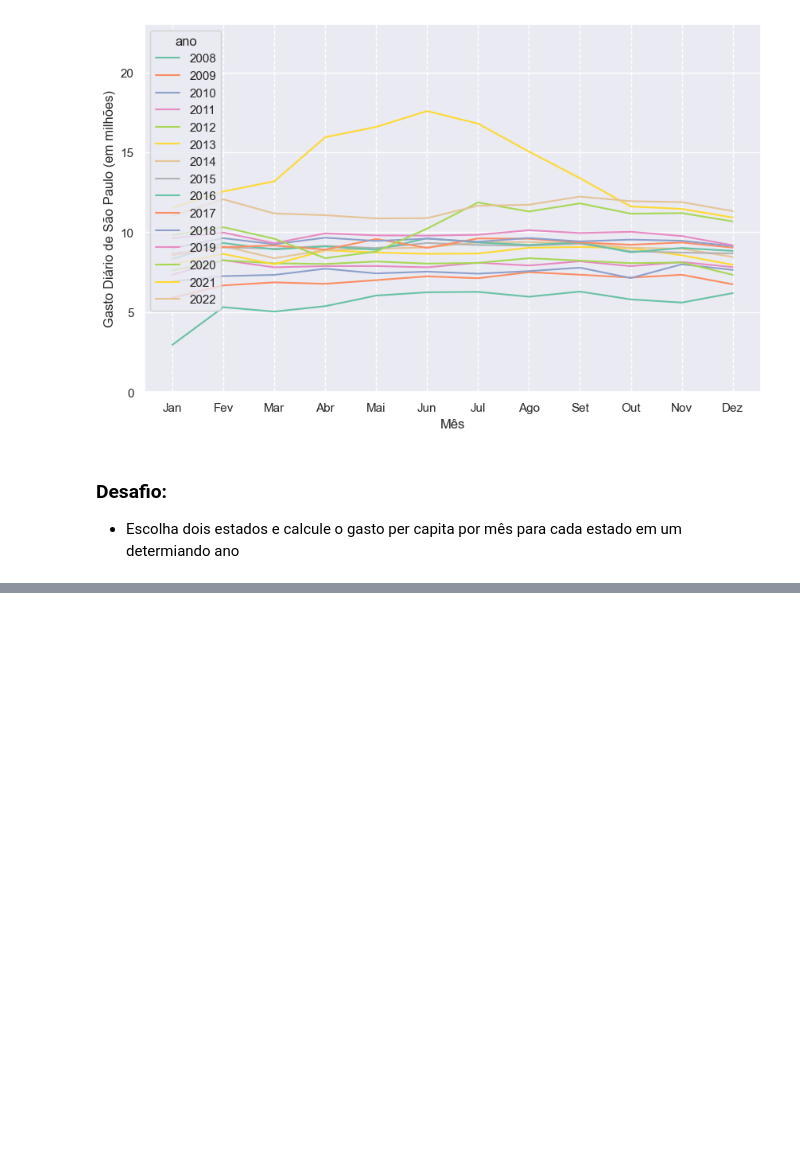
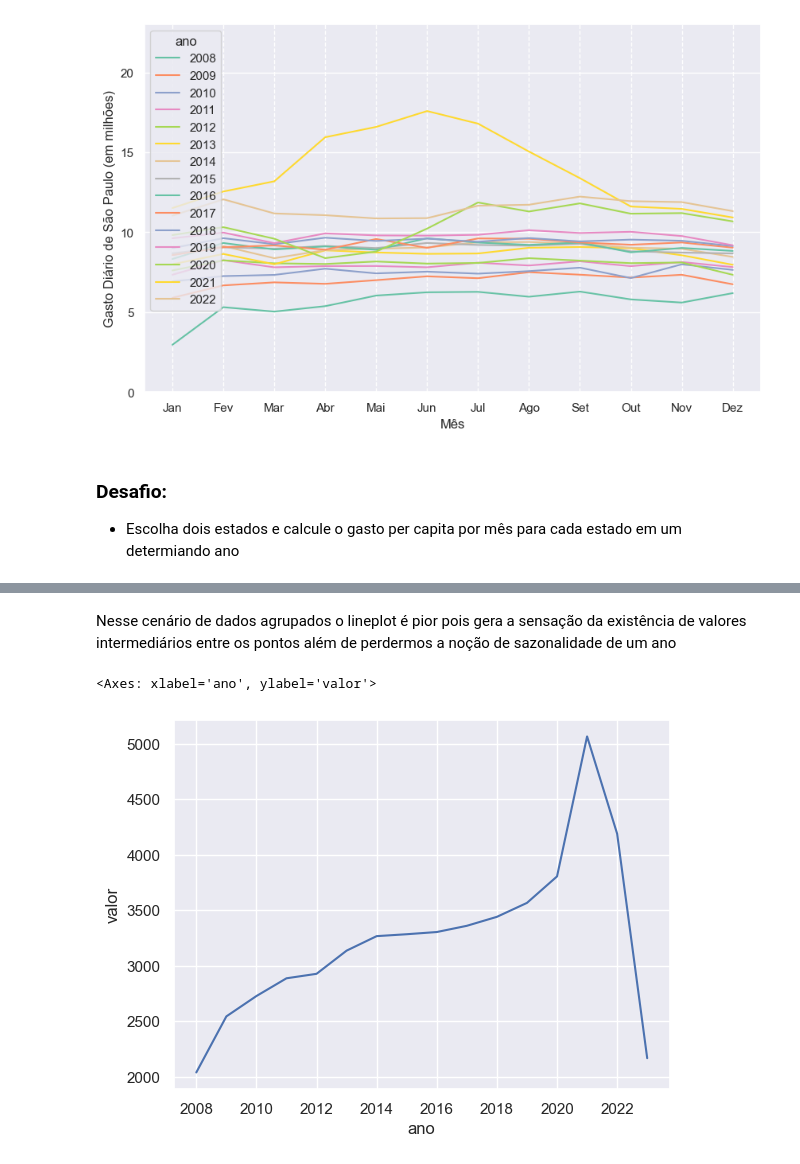
Before and after one commit to z-fab/postech-data-analytics, a Jupyter notebook: f1-data-analysis/m2-visualizacao-dados/producao_hospitalar_v2.ipynb, the cells around one changed output, grey strips where cells are left out. Cells and saved outputs as stored; diff of their text form; code cells hidden in the pictures; blank space fills up the shorter version.

```diff
--- a/f1-data-analysis/m2-visualizacao-dados/producao_hospitalar_v2.ipynb
+++ b/f1-data-analysis/m2-visualizacao-dados/producao_hospitalar_v2.ipynb
@@ -740,0 +769,11 @@ ax.legend(loc='best', title='Unidade Federativa');
+# %% [markdown]
+Nesse cenário de dados agrupados o lineplot é pior pois gera a sensação da existência de valores intermediários entre os pontos além de perdermos a noção de sazonalidade de um ano
+# %%
+sns.lineplot(
+    data = df_aux,
+    x='ano',
+    y='valor'
+)
+# %% [output]
+<Axes: xlabel='ano', ylabel='valor'>
+[figure, added]
```
Also changed, not shown: parts of 22 cells of this notebook.
